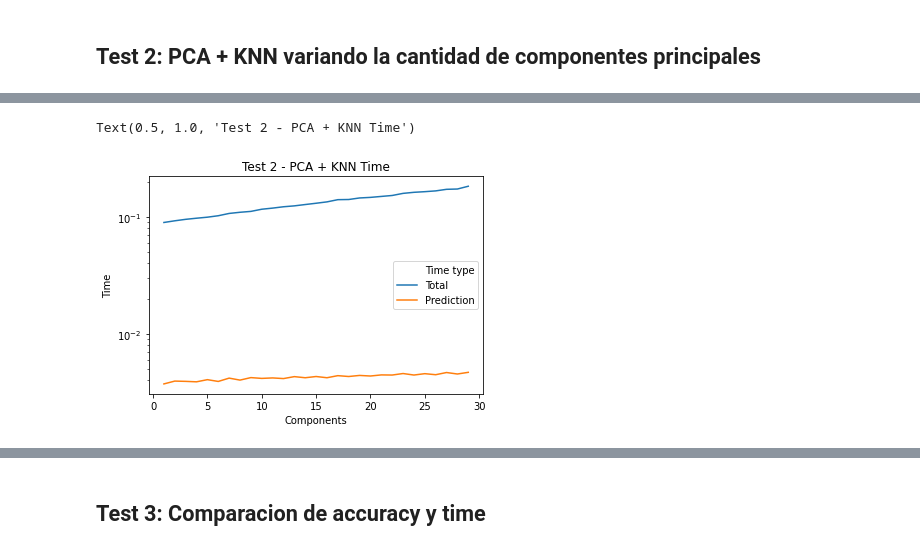
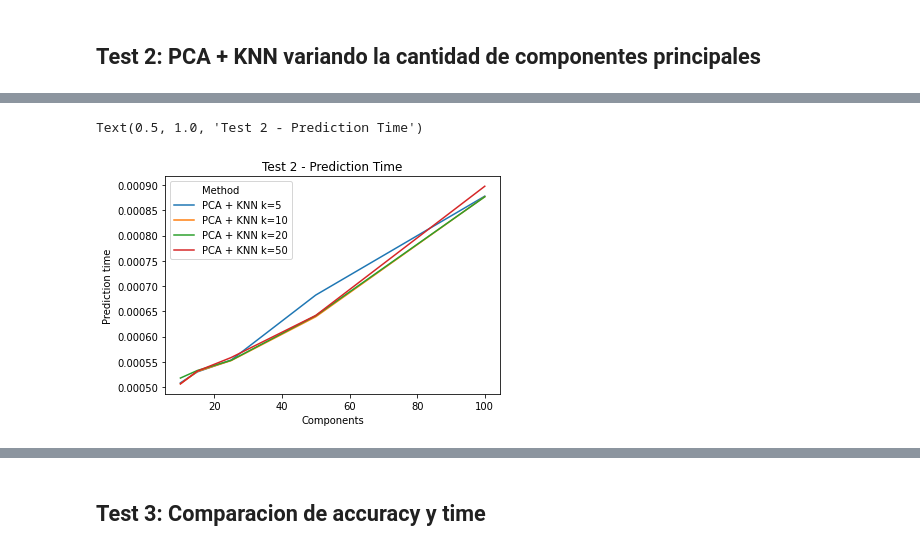
Before and after one commit to brianarrondo/metnum-tp2, a Jupyter notebook: notebooks/graphics.ipynb, the cells around one changed output, grey strips where cells are left out. Drawn from its saved outputs; the diff is of its cells as text; code cells hidden in the pictures.

```diff
--- a/notebooks/graphics.ipynb
+++ b/notebooks/graphics.ipynb
@@ -91,7 +72,6 @@ dataTime = pd.concat([dataTotal, dataPred])
 # %%
-grid = sns.lineplot(x='Components', y='Time', hue='Time type', data=dataTime)
-grid.set(yscale="log")
-plt.title("Test 2 - PCA + KNN Time")
+sns.lineplot(x='Components', y='Prediction time', hue='Method', data=data)
+plt.title("Test 2 - Prediction Time")
 # %% [output]
-Text(0.5, 1.0, 'Test 2 - PCA + KNN Time')
+Text(0.5, 1.0, 'Test 2 - Prediction Time')
-[figure, old version]
+[figure, new version]
```
Also changed, not shown: parts of 13 cells of this notebook, 6 other files.
